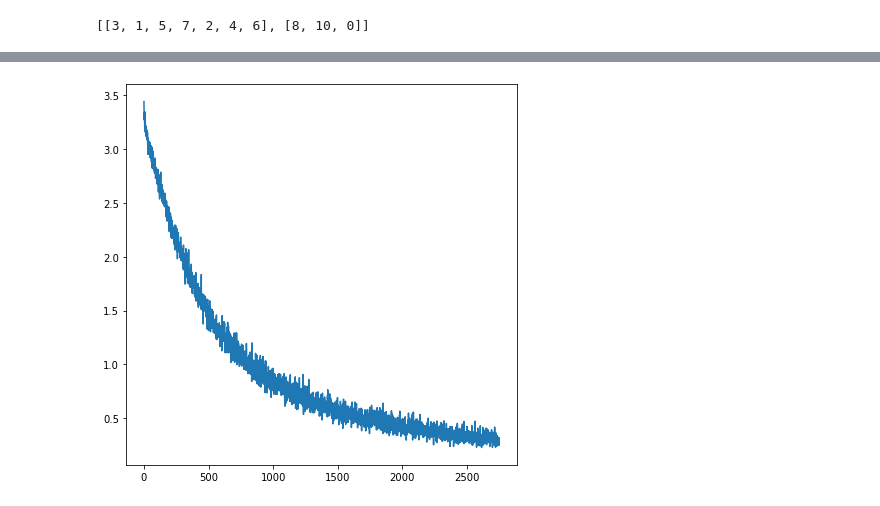
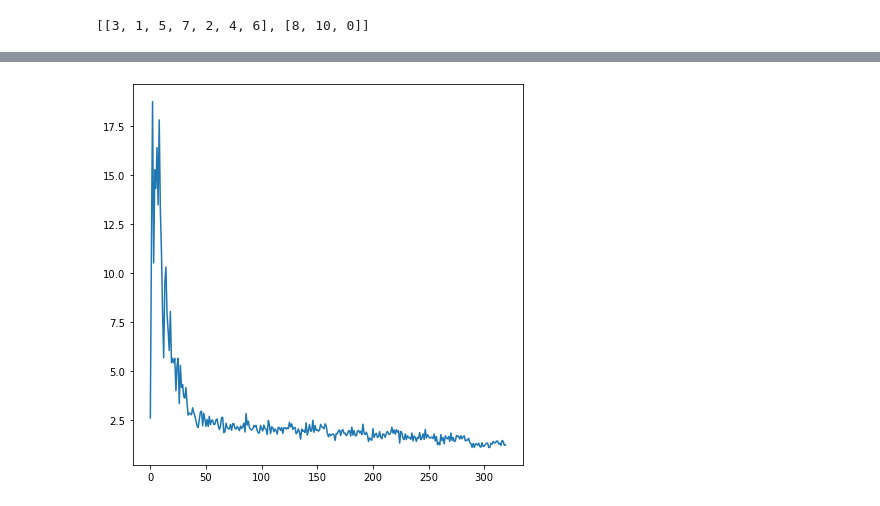
Before and after one commit to miikahyttinen/idl_22, a Jupyter notebook: project/src/project.ipynb, the cells around one changed output, grey strips where cells are left out. Saved outputs shown, nothing was run; the diff lists cells and outputs as text; code cells hidden in the pictures.

```diff
--- a/project/src/project.ipynb
+++ b/project/src/project.ipynb
@@ -72,24 +71,22 @@ DATA_DIR = '../data/sign_mnist_%s'
 # %%
-# --- Dataset initialization ---
-
 # We transform image files' contents to tensors
 # Plus, we can add random transformations to the training data if we like
 # Think on what kind of transformations may be meaningful for this data.
 # Eg., horizontal-flip is definitely a bad idea for sign language data.
 # You can use another transformation here if you find a better one.
-train_transform = transforms.Compose([  transforms.ColorJitter(),
-                                        transforms.RandomPerspective(distortion_scale=0.2),
-                                        transforms.ToTensor()])
-test_transform = transforms.Compose([transforms.ToTensor()])
+train_transform = transforms.Compose([transforms.ColorJitter(),
+                                      transforms.RandomPerspective(distortion_scale=0.2),
+                                      transforms.ToTensor()])
+dev_transform = transforms.Compose([transforms.ToTensor()])
 
-train_set = datasets.ImageFolder(DATA_DIR % 'train', transform=train_transform)
-dev_set   = datasets.ImageFolder(DATA_DIR % 'dev',   transform=test_transform)
-test_set  = datasets.ImageFolder(DATA_DIR % 'test',  transform=test_transform)
+train_set = datasets.ImageFolder(DATA_DIR + 'train', transform=train_transform)
+dev_set   = datasets.ImageFolder(DATA_DIR + 'dev',   transform=test_transform)
+# test_set  = datasets.ImageFolder(DATA_DIR % 'test',  transform=test_transform)
 
 
 # Create Pytorch data loaders
 train_loader = torch.utils.data.DataLoader(dataset=train_set, batch_size=BATCH_SIZE_TRAIN, shuffle=True)
-test_loader = torch.utils.data.DataLoader(dataset=test_set, batch_size=BATCH_SIZE_TEST, shuffle=True)
+dev_loader = torch.utils.data.DataLoader(dataset=dev_set, batch_size=BATCH_SIZE_DEV, shuffle=True)
 # %%
 #--- model ---
 class CNN(nn.Module):
@@ -107,7 +104,7 @@ class CNN(nn.Module):
             nn.ReLU(),
             nn.MaxPool2d(2)
         )
-        self.fc = nn.Linear(7*7*32, NUM_CLASSES)
+        self.fc = nn.Linear(32768, NUM_CLASSES)
 
     def forward(self, x):
         out = self.layer1(x)
@@ -126,7 +123,7 @@ else:
 
 model = CNN().to(device)
 
-# OPTIMIZERS & RGURALIZATION
+# OPTIMIZERS & REGURALIZATION
 
 # EARLY STOP AFTER 8th EPOCH, when train acc about 98.6%, AVG Test acc 96.15%
 optimizer_1 = optim.Adam(model.parameters(), lr=LR, weight_decay=0.05)
@@ -139,19 +136,19 @@ optimizer_3 = optim.SGD(model.parameters(), lr=LR, momentum=0.5)
 
 loss_function = nn.CrossEntropyLoss()
 
-optimizer = optimizer_3
+optimizer = optimizer_1
 
-#--- training ---
+#--- TRAINING WITH DEV SET ---
 
-previous_train_loss = 1000000
+previous_dev_loss = 1000000
 
 batch_losses = []
 
 for epoch in range(N_EPOCHS):
-    train_loss = 0
-    train_correct = 0
+    dev_loss = 0
+    dev_correct = 0
     total = 0
-    for batch_num, (data, target) in enumerate(train_loader):
+    for batch_num, (data, target) in enumerate(dev_loader):
         data, target = data.to(device), target.to(device)
 
         # Compute prediction error
@@ -159,30 +156,30 @@ for epoch in range(N_EPOCHS):
         pred = model(data)
         loss = loss_function(pred, target)
 
-        train_loss += loss.item()
+        dev_loss += loss.item()
 
         batch_losses.append(loss.item())
 
         total += len(target)
-        train_correct += torch.sum(pred.argmax(1) == target)
+        dev_correct += torch.sum(pred.argmax(1) == target)
 
         # Backpropagation
         loss.backward()
         optimizer.step()
 
-        print('Training: Epoch %d - Batch %d/%d: Loss: %.4f | Train Acc: %.3f%% (%d/%d)' %
-              (epoch, batch_num, len(train_loader), train_loss / (batch_num + 1),
-               100. * train_correct / total, train_correct, total))
+        print('Training: Epoch %d - Batch %d/%d: Loss: %.4f | Dev Acc: %.3f%% (%d/%d)' %
+              (epoch, batch_num, len(dev_loader), dev_loss / (batch_num + 1),
+               100. * dev_correct / total, dev_correct, total))
 
-    print("Epoch train loss: " + str(train_loss))
-    print("Previous epoch train loss: " + str(previous_train_loss))
+    print("Epoch train loss: " + str(dev_loss))
+    print("Previous epoch train loss: " + str(previous_dev_loss))
 
     # EARLY STOPPING
-    if train_loss > previous_train_loss:
+    if dev_loss > previous_dev_loss:
         print('early stopping')
         break
 
-    previous_train_loss = train_loss
+    previous_dev_loss = dev_loss
 
 plt.figure(figsize=(7, 7))
 plt.plot(batch_losses)
@@ -208,4 +205,4 @@ Previous epoch train loss: 99.49030347168446
-[figure, old version]
+[figure, new version]
 # %%
 from sklearn.metrics import confusion_matrix
 import seaborn as sn
```
Also changed, not shown: parts of 5 cells of this notebook.
